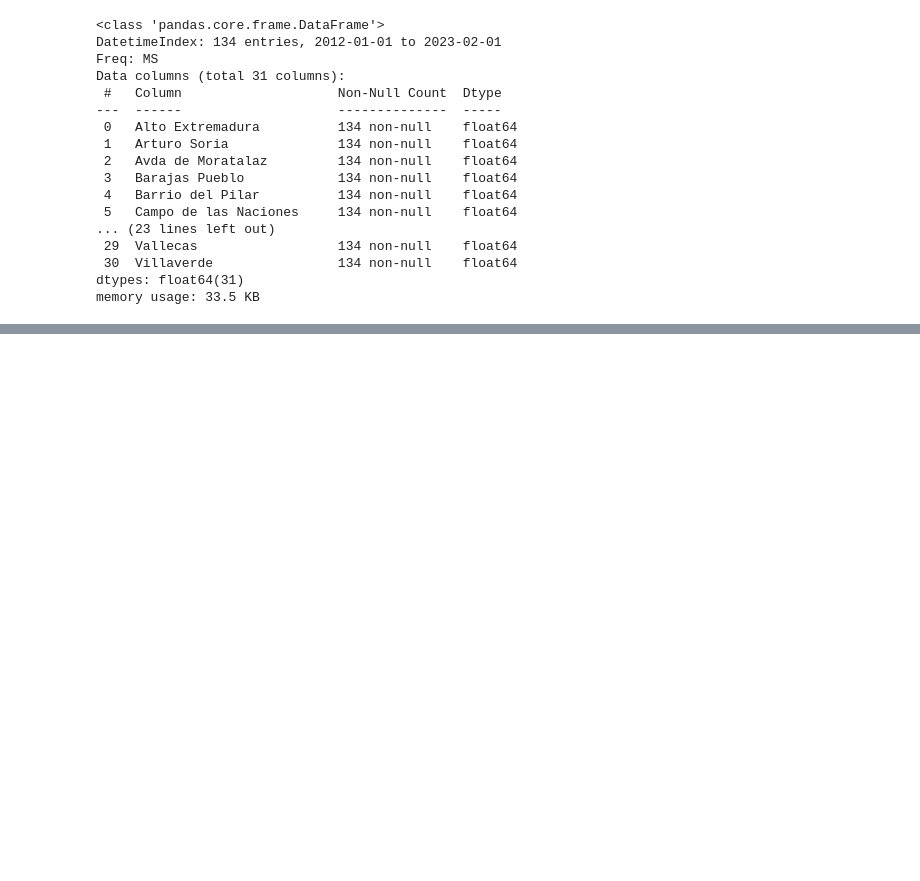
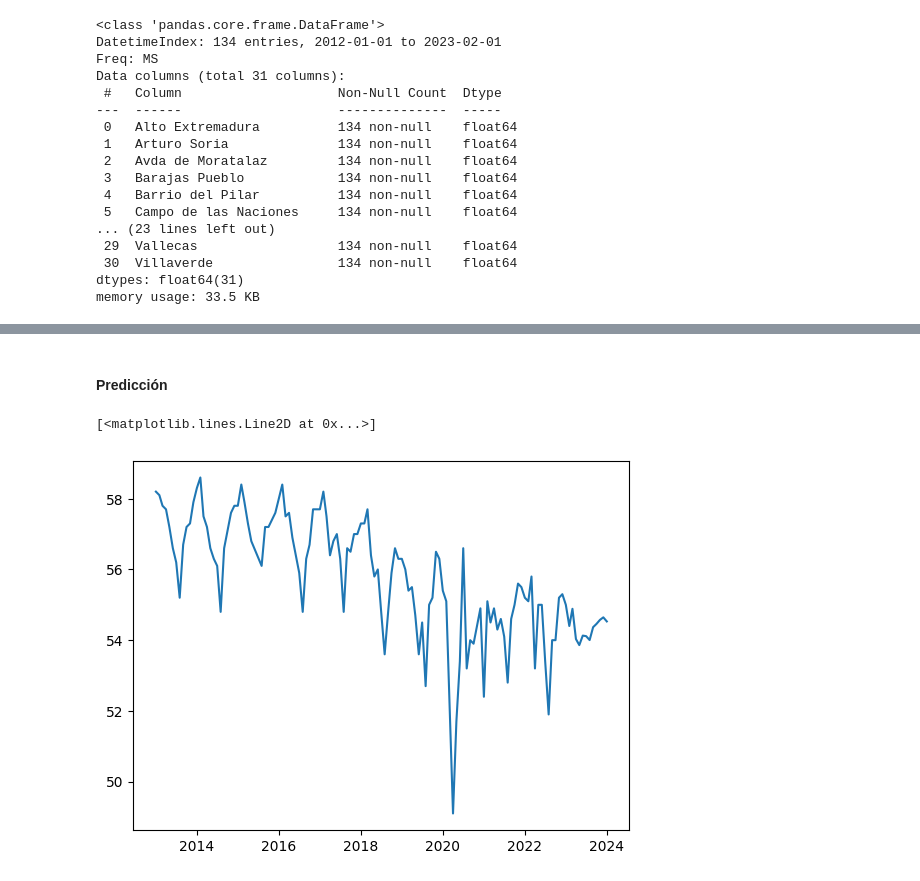
Before and after one commit to RogerPerello/Contaminacion_acustica, a Jupyter notebook: src/acoustics_ml.ipynb, the cells around one changed output, grey strips where cells are left out. Cells and saved outputs as stored; diff of their text form; code cells hidden in the pictures; blank space fills up the shorter version.

```diff
--- a/src/acoustics_ml.ipynb
+++ b/src/acoustics_ml.ipynb
@@ -942,0 +583,5 @@ df_predictions.head()
+# %%
+with open('data/processed/dict_dfs_month.pkl', 'rb') as f:
+    dict_df = pickle.load(f)
+
+dict_df['Alto Extremadura'].head()
@@ -942,0 +596,44 @@ df_predictions.head()
+# %% [markdown]
+#### Predicción
+# %%
+for col in df_acoustics.columns:
+    df_zone = dict_df[col]
+
+    for _ in range(11):
+        X = df_zone.drop(columns='x')
+        y = df_zone['x']
+        last_date = list(map(str, X.index))[0].split()[0]
+        X_train = X.drop(index=last_date)
+        X_test = X[X.index == last_date]
+        y_train = y.drop(index=last_date)
+        y_test = y[y.index == last_date]
+
+        model = RandomForestRegressor()
+        model.fit(X_train, y_train)
+        pred = model.predict(X_test)
+
+        new_date = datetime.strptime(last_date, '%Y-%m-%d')
+        new_date = new_date + relativedelta(months=1)
+
+        new_row = pd.DataFrame({'x': pred,
+                                'x-1': df_zone.loc[last_date][0],
+                                'x-2': df_zone.loc[last_date][1],
+                                'x-3': df_zone.loc[last_date][2],
+                                'x-4': df_zone.loc[last_date][3],
+                                'x-5': df_zone.loc[last_date][4],
+                                'x-6': df_zone.loc[last_date][5],
+                                'x-7': df_zone.loc[last_date][6],
+                                'x-8': df_zone.loc[last_date][7],
+                                'x-9': df_zone.loc[last_date][8],
+                                'x-10': df_zone.loc[last_date][9],
+                                'x-11': df_zone.loc[last_date][10],
+                                'x-12': df_zone.loc[last_date][11],
+                                },
+                                index=[new_date])
+        df_zone = pd.concat([new_row, df_zone.loc[:]])
+    break
+# %%
+plt.plot(df_zone['x'])
+# %% [output]
+[<matplotlib.lines.Line2D at 0x...>]
+[figure, added]
```
Also changed, not shown: parts of 64 cells of this notebook, 1 other file.
